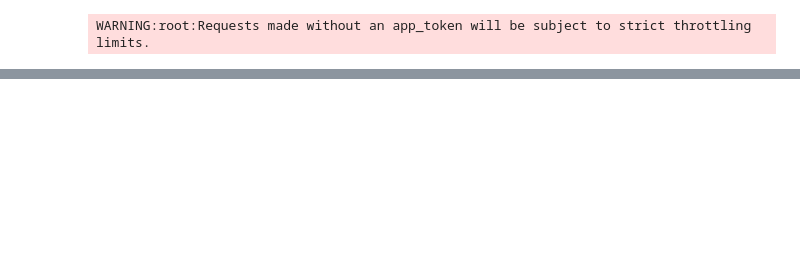
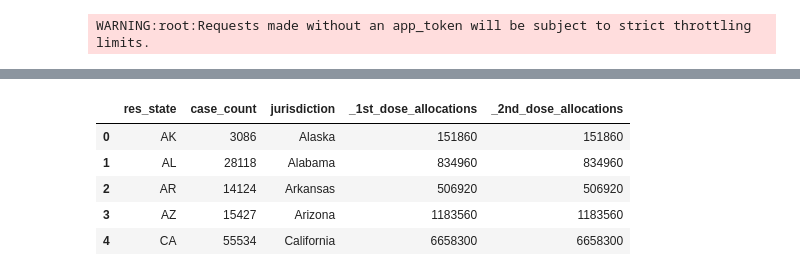
Before and after one commit to crebello711/Project_2, a Jupyter notebook: Joint_Notebook.ipynb, the cells around one changed output, grey strips where cells are left out. Saved outputs shown, nothing was run; the diff lists cells and outputs as text; code cells hidden in the pictures; blank space fills up the shorter version.

```diff
--- a/Joint_Notebook.ipynb
+++ b/Joint_Notebook.ipynb
@@ -91,14 +169,4 @@ cases_count_by_state_month_df.head(5)
 # %%
 #read moderna and pfizer data
-moderna_df = pd.read_csv(r"C:\Users\cnr2231\git\Project_2\Project_2\Resources\cdc-moderna-covid-19-vaccine-distribution-by-state.csv")
-pfizer_df = pd.read_csv(r"C:\Users\cnr2231\git\Project_2\Project_2\Resources\cdc-pfizer-covid-19-vaccine-distribution-by-state.csv")
-
-
-#Clean data
-#convert dates if necessary
-
-
-print("Number of Unique Jurisdiction :",moderna_df['jurisdiction'].nunique())
-
-display(moderna_df)
-display(pfizer_df)
+moderna_df = pd.read_csv("Resources/cdc-moderna-covid-19-vaccine-distribution-by-state.csv")
+pfizer_df = pd.read_csv("Resources/cdc-pfizer-covid-19-vaccine-distribution-by-state.csv")
@@ -132,0 +221,10 @@ Number of Unique Jurisdiction : 63
+# %%
+cases_and_vaccinations_df = cases_df.merge(total_jurisdictions, how="inner")
+cases_and_vaccinations_df.head()
+# %% [output]
+|  | res_state | case_count | jurisdiction | _1st_dose_allocations | _2nd_dose_allocations |
+| 0 | AK | 3086 | Alaska | 151860 | 151860 |
+| 1 | AL | 28118 | Alabama | 834960 | 834960 |
+| 2 | AR | 14124 | Arkansas | 506920 | 506920 |
+| 3 | AZ | 15427 | Arizona | 1183560 | 1183560 |
+| 4 | CA | 55534 | California | 6658300 | 6658300 |
```
Also changed, not shown: parts of 19 cells of this notebook, 1 other file.
